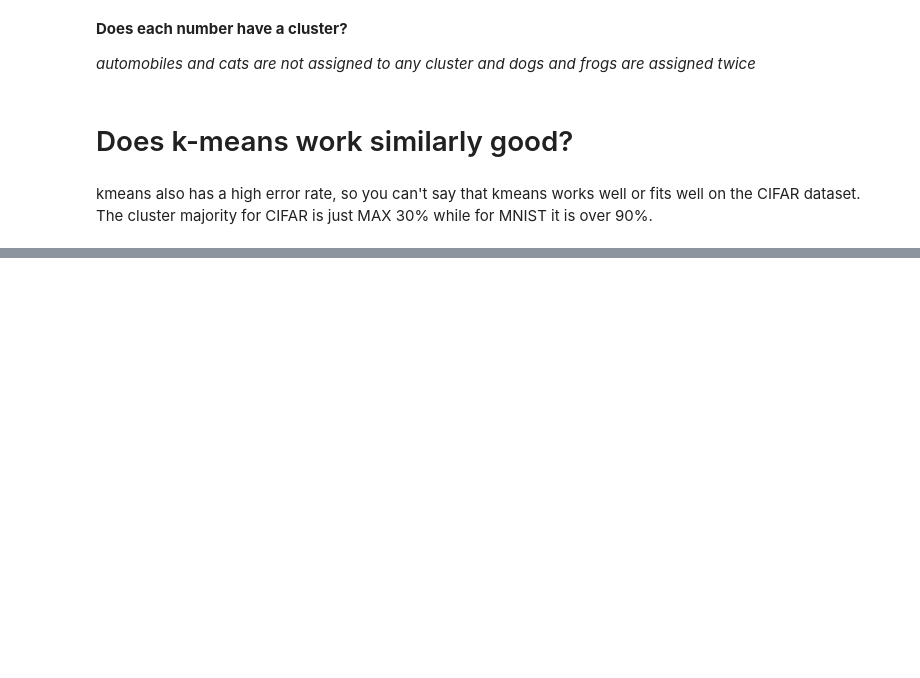
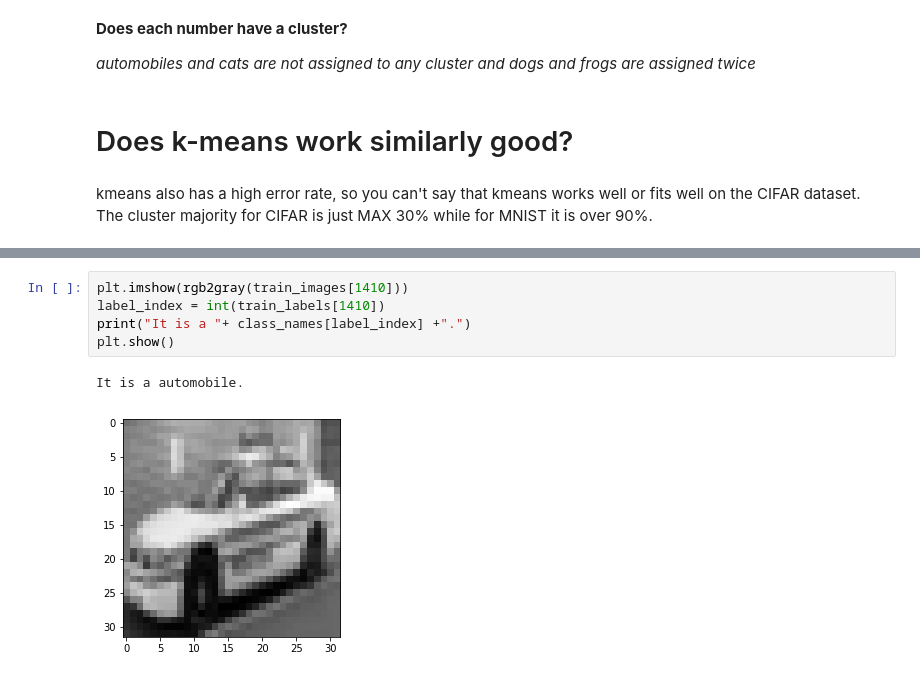
Before and after one commit to oliveralbrecht94/ATDIT2, a Jupyter notebook: Solution/Task E.ipynb, the cells around one changed output, grey strips where cells are left out. Saved outputs shown, nothing was run; the diff lists cells and outputs as text; blank space fills up the shorter version.

```diff
--- a/Solution/Task E.ipynb
+++ b/Solution/Task E.ipynb
@@ -451,0 +483,8 @@ plt.show()
+# %%
+plt.imshow(rgb2gray(train_images[1410]))
+label_index = int(train_labels[1410])
+print("It is a "+ class_names[label_index] +".")
+plt.show()
+# %% [output]
+It is a automobile.
+[figure, added]
```
Also changed, not shown: parts of 21 cells of this notebook.
